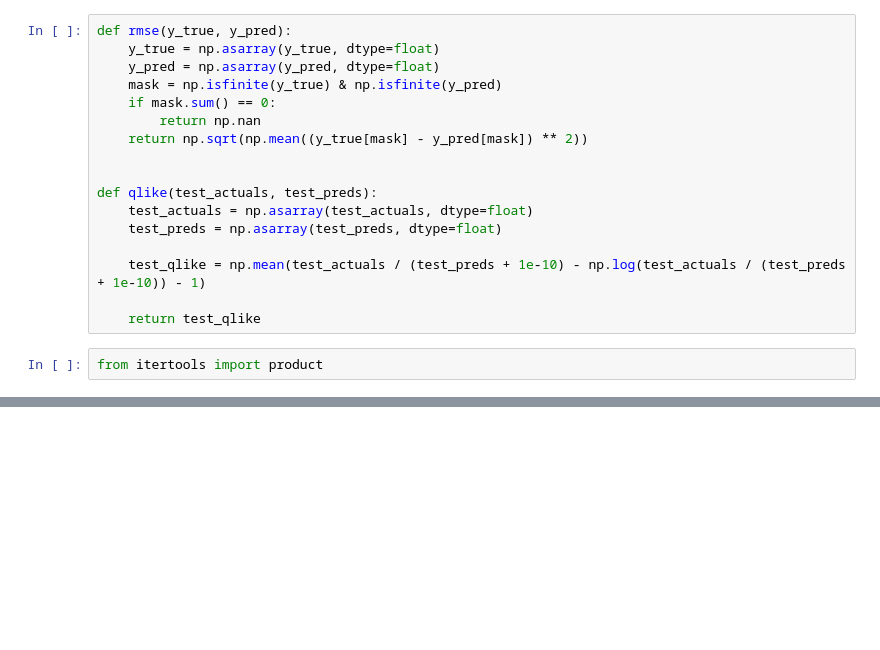
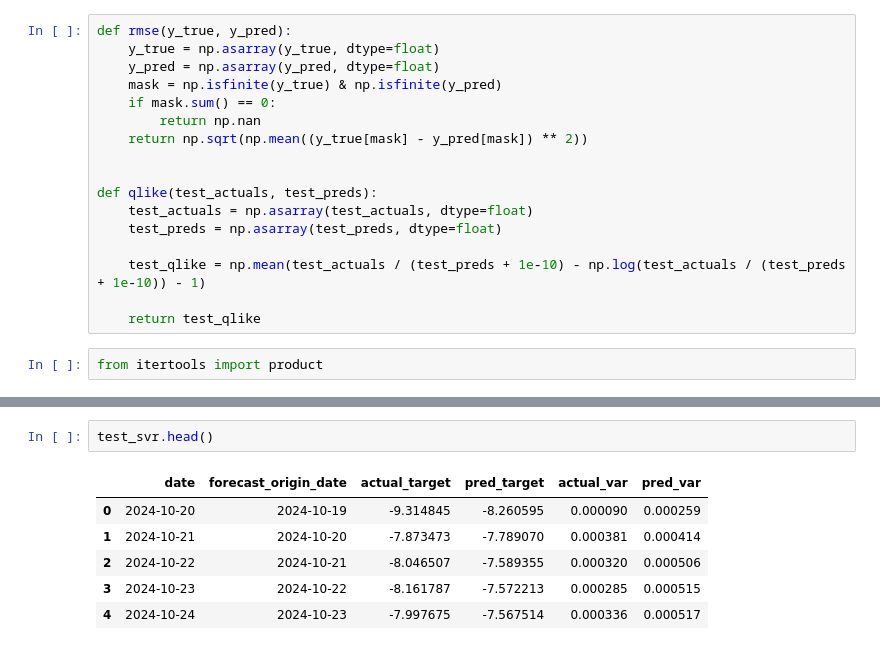
Before and after one commit to Therulow/DSE4211-GRP13, a Jupyter notebook: SVR/svr-l_update.ipynb, the cells around one changed output, grey strips where cells are left out. Cells and saved outputs as stored; diff of their text form; blank space fills up the shorter version.

```diff
--- a/SVR/svr-l_update.ipynb
+++ b/SVR/svr-l_update.ipynb
@@ -320,0 +383,9 @@ print("Number of test forecasts:", test_svr["pred_target"].notna().sum())
+# %%
+test_svr.head()
+# %% [output]
+|  | date | forecast_origin_date | actual_target | pred_target | actual_var | pred_var |
+| 0 | 2024-10-20 | 2024-10-19 | -9.314845 | -8.260595 | 0.000090 | 0.000259 |
+| 1 | 2024-10-21 | 2024-10-20 | -7.873473 | -7.789070 | 0.000381 | 0.000414 |
+| 2 | 2024-10-22 | 2024-10-21 | -8.046507 | -7.589355 | 0.000320 | 0.000506 |
+| 3 | 2024-10-23 | 2024-10-22 | -8.161787 | -7.572213 | 0.000285 | 0.000515 |
+| 4 | 2024-10-24 | 2024-10-23 | -7.997675 | -7.567514 | 0.000336 | 0.000517 |
```
Also changed, not shown: parts of 10 cells of this notebook, 1 other file.
